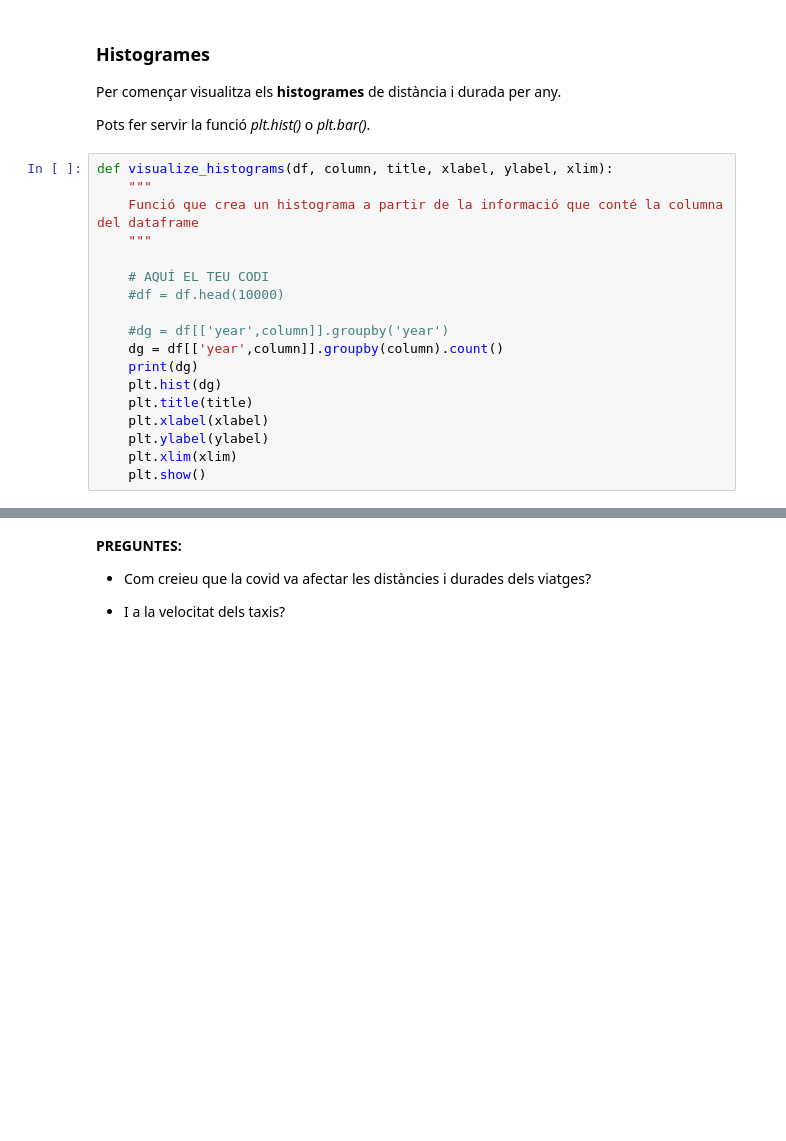
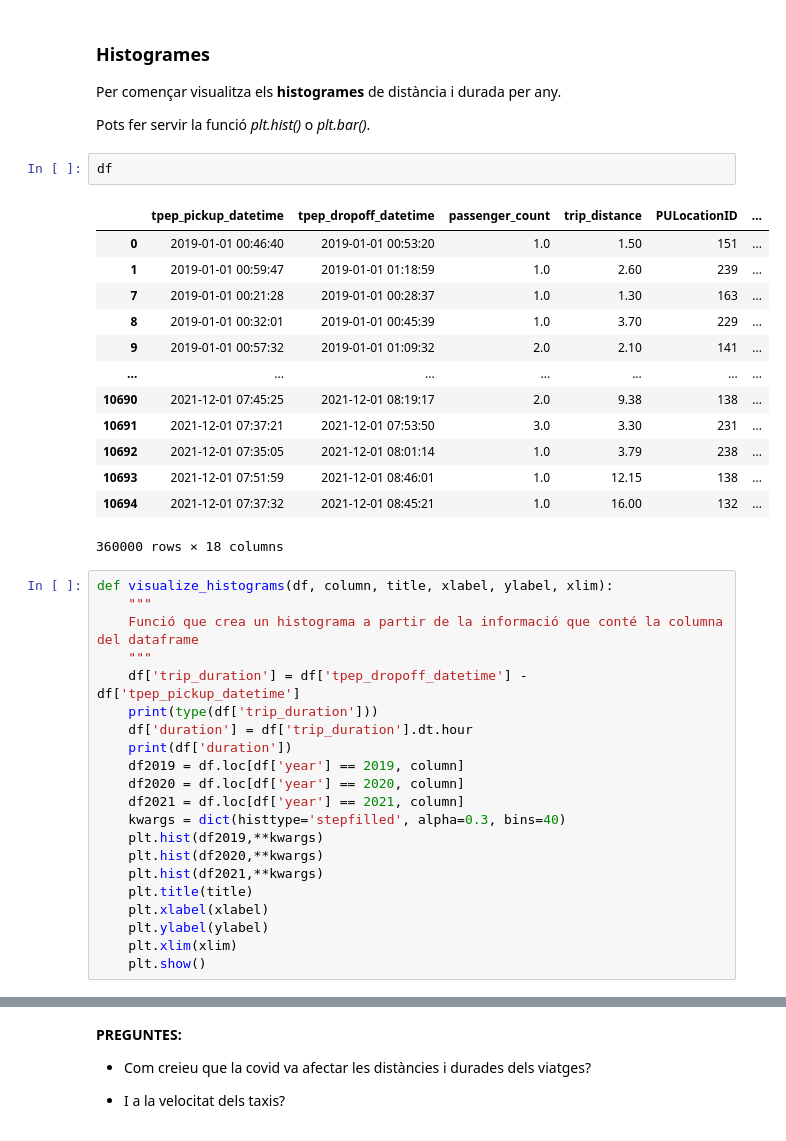
Before and after one commit to Zhipeng139/Taller-de-Nous-Usos_UB_P1, a Jupyter notebook: AssignmentCode.ipynb, the cells around one changed output, grey strips where cells are left out. Drawn from its saved outputs; the diff is of its cells as text; blank space fills up the shorter version.

```diff
--- a/AssignmentCode.ipynb
+++ b/AssignmentCode.ipynb
@@ -421,19 +379,38 @@ Creieu que la densitat de trànsit va variar?
 Per començar visualitza els **histogrames** de distància i durada per any.
 
 Pots fer servir la funció *plt.hist()* o *plt.bar()*.
+# %%
+df
+# %% [output]
+|  | tpep_pickup_datetime | tpep_dropoff_datetime | passenger_count | trip_distance | PULocationID | ... |
+| 0 | 2019-01-01 00:46:40 | 2019-01-01 00:53:20 | 1.0 | 1.50 | 151 | ... |
+| 1 | 2019-01-01 00:59:47 | 2019-01-01 01:18:59 | 1.0 | 2.60 | 239 | ... |
+| 7 | 2019-01-01 00:21:28 | 2019-01-01 00:28:37 | 1.0 | 1.30 | 163 | ... |
+| 8 | 2019-01-01 00:32:01 | 2019-01-01 00:45:39 | 1.0 | 3.70 | 229 | ... |
+| 9 | 2019-01-01 00:57:32 | 2019-01-01 01:09:32 | 2.0 | 2.10 | 141 | ... |
+| ... | ... | ... | ... | ... | ... | ... |
+| 10690 | 2021-12-01 07:45:25 | 2021-12-01 08:19:17 | 2.0 | 9.38 | 138 | ... |
+| 10691 | 2021-12-01 07:37:21 | 2021-12-01 07:53:50 | 3.0 | 3.30 | 231 | ... |
+| 10692 | 2021-12-01 07:35:05 | 2021-12-01 08:01:14 | 1.0 | 3.79 | 238 | ... |
+| 10693 | 2021-12-01 07:51:59 | 2021-12-01 08:46:01 | 1.0 | 12.15 | 138 | ... |
+| 10694 | 2021-12-01 07:37:32 | 2021-12-01 08:45:21 | 1.0 | 16.00 | 132 | ... |
+360000 rows × 18 columns
 # %%
 def visualize_histograms(df, column, title, xlabel, ylabel, xlim):
     """
     Funció que crea un histograma a partir de la informació que conté la columna del dataframe
     """
-
-    # AQUÍ EL TEU CODI
-    #df = df.head(10000)
-
-    #dg = df[['year',column]].groupby('year')
-    dg = df[['year',column]].groupby(column).count()
-    print(dg)
-    plt.hist(dg)
+    df['trip_duration'] = df['tpep_dropoff_datetime'] - df['tpep_pickup_datetime']
+    print(type(df['trip_duration']))
+    df['duration'] = df['trip_duration'].dt.hour
+    print(df['duration'])
+    df2019 = df.loc[df['year'] == 2019, column]
+    df2020 = df.loc[df['year'] == 2020, column]
+    df2021 = df.loc[df['year'] == 2021, column]
+    kwargs = dict(histtype='stepfilled', alpha=0.3, bins=40)
+    plt.hist(df2019,**kwargs)
+    plt.hist(df2020,**kwargs)
+    plt.hist(df2021,**kwargs)
     plt.title(title)
     plt.xlabel(xlabel)
     plt.ylabel(ylabel)
```
Also changed, not shown: parts of 27 cells of this notebook.
